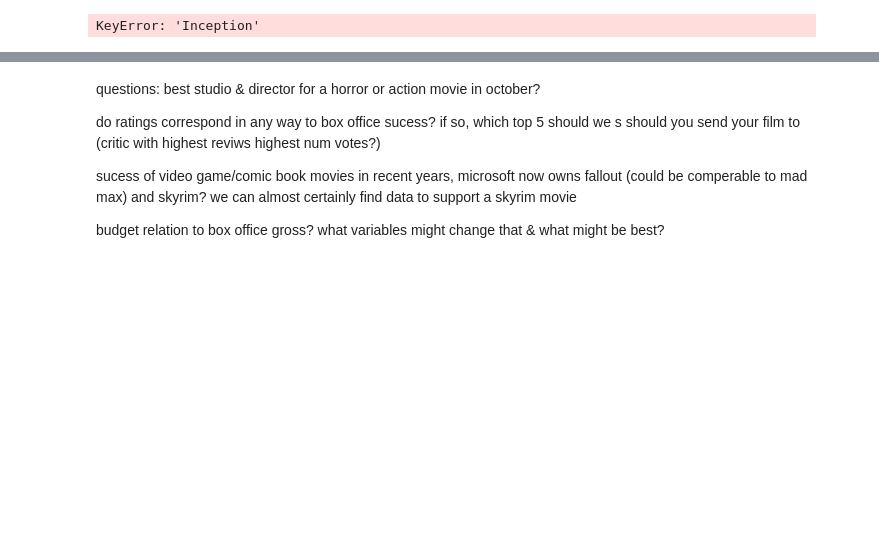
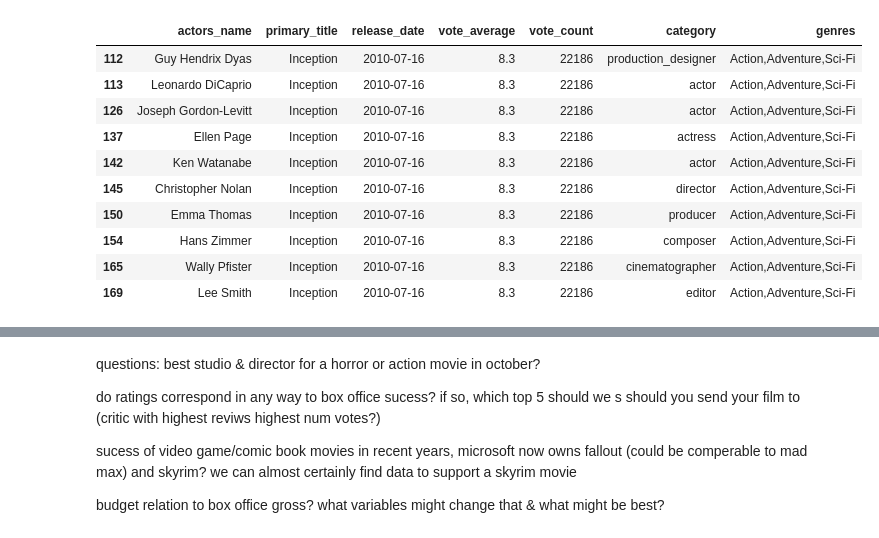
Before and after one commit to mattielips/movie-data-analysis, a Jupyter notebook: Project_cleaning.ipynb, the cells around one changed output, grey strips where cells are left out. Cells and saved outputs as stored; diff of their text form; code cells hidden in the pictures; blank space fills up the shorter version.

```diff
--- a/Project_cleaning.ipynb
+++ b/Project_cleaning.ipynb
@@ -137,14 +194,24 @@ grouped_data.head(5)
 # %%
 #    DATA ON ACTORS FROM ROTTTEN TOMATOES
 
 actors = clean8.merge(clean1, how='inner', on='title').merge(clean4, how='inner', on='original_title').merge(clean6, how='inner', on='tconst').merge(clean2, how='inner', on='nconst')
 actors.insert(1, 'actors_name', actors.pop('primary_name'))
 actors.groupby(['actors_name', 'vote_average']).head()
-new = actors[['actors_name', 'primary_title', 'release_date','vote_average', 'vote_count', 'category', 'genres' ]].copy()
-new.sort_values(by='vote_count', ascending=False).head(50)
-new.loc[new['Inception']]
+Actorframe = actors[['actors_name', 'primary_title', 'release_date','vote_average', 'vote_count', 'category', 'genres' ]].copy()
+Actorframe.sort_values(by='vote_count', ascending=False).head(50)
+Actorframe.loc[new['primary_title'] == 'Inception']
 # %% [output]
-KeyError: 'Inception'
+|  | actors_name | primary_title | release_date | vote_average | vote_count | category | genres |
+| 112 | Guy Hendrix Dyas | Inception | 2010-07-16 | 8.3 | 22186 | production_designer | Action,Adventure,Sci-Fi |
+| 113 | Leonardo DiCaprio | Inception | 2010-07-16 | 8.3 | 22186 | actor | Action,Adventure,Sci-Fi |
+| 126 | Joseph Gordon-Levitt | Inception | 2010-07-16 | 8.3 | 22186 | actor | Action,Adventure,Sci-Fi |
+| 137 | Ellen Page | Inception | 2010-07-16 | 8.3 | 22186 | actress | Action,Adventure,Sci-Fi |
+| 142 | Ken Watanabe | Inception | 2010-07-16 | 8.3 | 22186 | actor | Action,Adventure,Sci-Fi |
+| 145 | Christopher Nolan | Inception | 2010-07-16 | 8.3 | 22186 | director | Action,Adventure,Sci-Fi |
+| 150 | Emma Thomas | Inception | 2010-07-16 | 8.3 | 22186 | producer | Action,Adventure,Sci-Fi |
+| 154 | Hans Zimmer | Inception | 2010-07-16 | 8.3 | 22186 | composer | Action,Adventure,Sci-Fi |
+| 165 | Wally Pfister | Inception | 2010-07-16 | 8.3 | 22186 | cinematographer | Action,Adventure,Sci-Fi |
+| 169 | Lee Smith | Inception | 2010-07-16 | 8.3 | 22186 | editor | Action,Adventure,Sci-Fi |
 # %%
 #    NEWEST DATA BASED ON HIGHEST DOMESTIC GROSS SORTED BY TITLE
 
```
Also changed, not shown: parts of 29 cells of this notebook.
